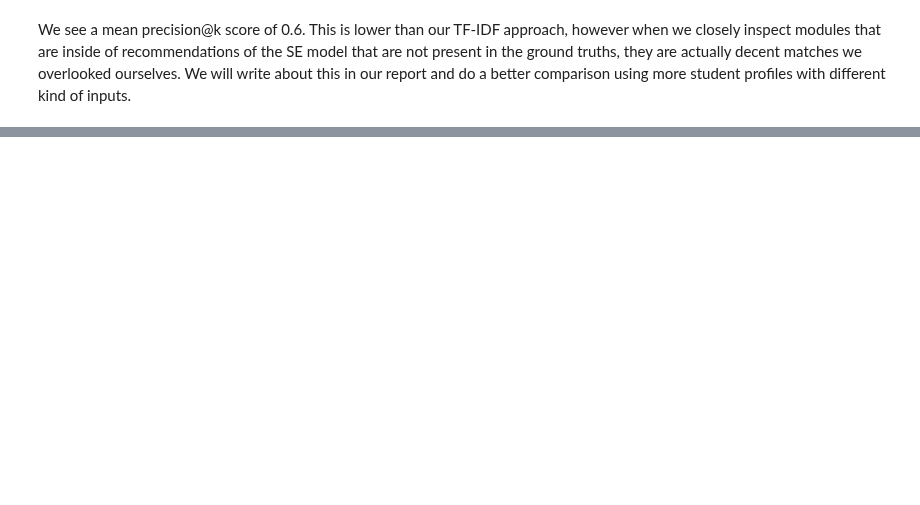
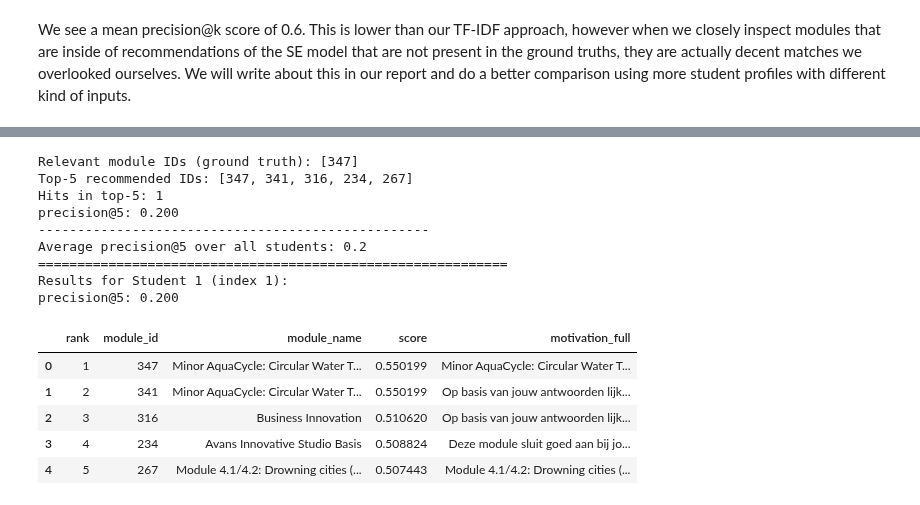
Before and after one commit to DanielvG-IT/Avans, a Jupyter notebook: Notebooks/4.2_evaluation_se.ipynb, the cells around one changed output, grey strips where cells are left out. Saved outputs shown, nothing was run; the diff lists cells and outputs as text; code cells hidden in the pictures; blank space fills up the shorter version.

```diff
--- a/Notebooks/4.2_evaluation_se.ipynb
+++ b/Notebooks/4.2_evaluation_se.ipynb
@@ -135,0 +211,54 @@ We see a mean precision@k score of 0.6. This is lower than our TF-IDF approach,
+# %%
+student_cross = StudentProfile(
+    current_study= "Maritieme Techniek",
+    interests=[
+        "Zeevaart",
+        "Waterketen",
+        "Milieutechniek",
+        "Waterzuivering",
+        "Innovatie in waterbeheer",
+        "Ik ben erg geïnteresseerd in watertechnologie en duurzaamheid."
+    ],
+    wanted_study_credit_range=(15, 30),
+    location_preference=["Den Bosch", "Breda", "Tilburg"],
+    learning_goals=["Carrière groei", "Sociale vaardigheden", "Zelfverzekerheid", "Vermaken"],
+    level_preference=["NLQF5", "NLQF6"],
+    preferred_language="NL",
+)
+
+matching_models_list_cross = [
+    [347, 347, 347, 347, 347],          # student cross
+]
+
+student_cross_list = [student_cross]
+# %%
+all_results, avg_p_at_k = run_evaluation_multi_se(student_cross_list, matching_models_list_cross, top_n=5, k=5)
+
+print("Average precision@5 over all students:", avg_p_at_k)
+
+for idx, (student, result) in enumerate(zip(students, all_results), start=1):
+    name = getattr(student, "name", f"Student {idx}")
+    print("=" * 60)
+    print(f"Results for {name} (index {idx}):")
+    print(f"precision@5: {result['precision_at_k']:.3f}")
+
+    old_width = pd.get_option("display.max_colwidth")
+    pd.set_option("display.max_colwidth", None)
+    display(result["recs"])
+    pd.set_option("display.max_colwidth", old_width)
+# %% [output]
+Relevant module IDs (ground truth): [347]
+Top-5 recommended IDs: [347, 341, 316, 234, 267]
+Hits in top-5: 1
+precision@5: 0.200
+--------------------------------------------------
+Average precision@5 over all students: 0.2
+============================================================
+Results for Student 1 (index 1):
+precision@5: 0.200
+|  | rank | module_id | module_name | score | motivation_full |
+| 0 | 1 | 347 | Minor AquaCycle: Circular Water T... | 0.550199 | Minor AquaCycle: Circular Water T... |
+| 1 | 2 | 341 | Minor AquaCycle: Circular Water T... | 0.550199 | Op basis van jouw antwoorden lijk... |
+| 2 | 3 | 316 | Business Innovation | 0.510620 | Op basis van jouw antwoorden lijk... |
+| 3 | 4 | 234 | Avans Innovative Studio Basis | 0.508824 | Deze module sluit goed aan bij jo... |
+| 4 | 5 | 267 | Module 4.1/4.2: Drowning cities (... | 0.507443 | Module 4.1/4.2: Drowning cities (... |
```
Also changed, not shown: parts of 8 cells of this notebook.
